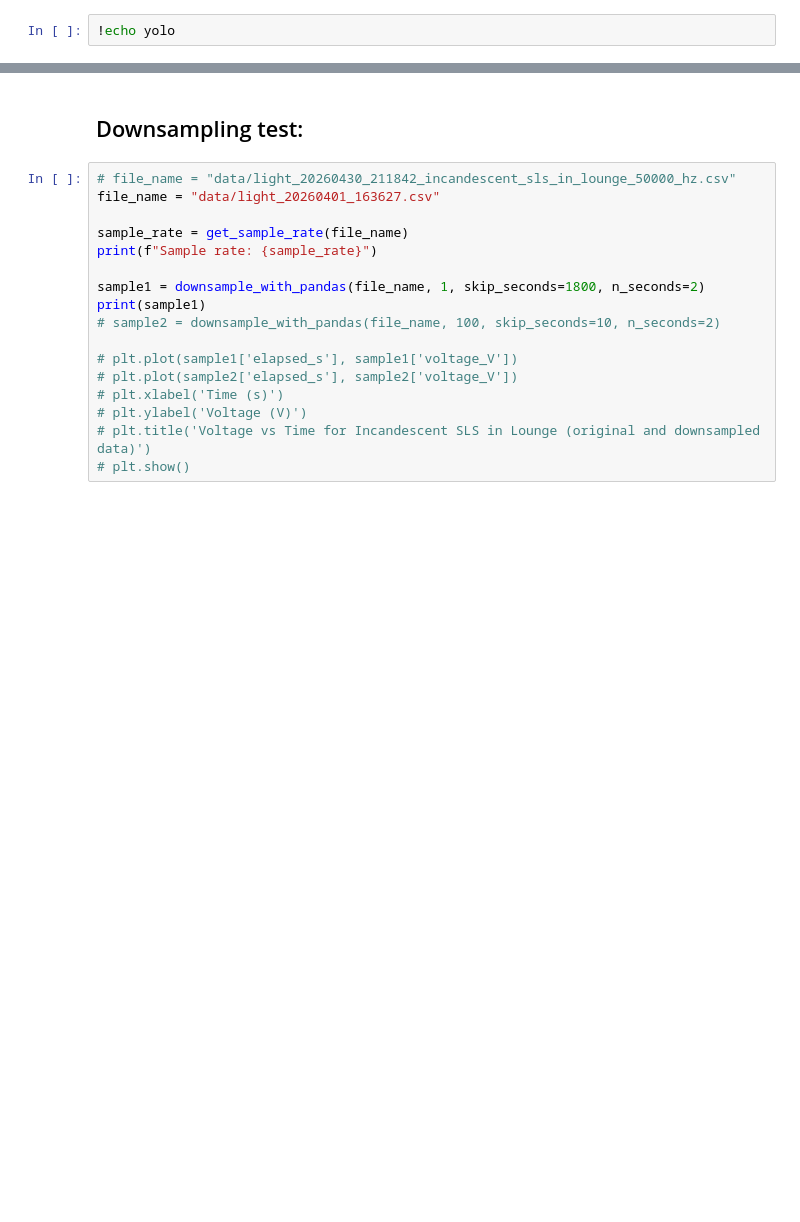
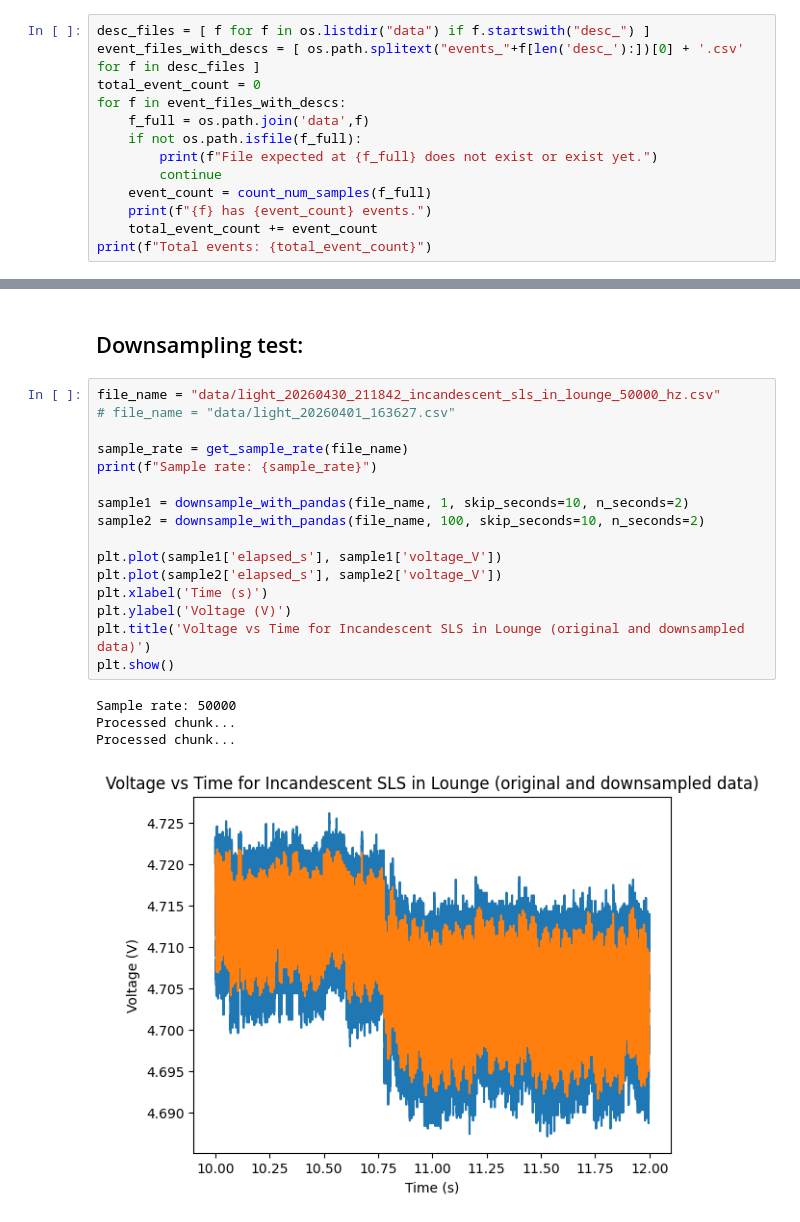
Before and after one commit to koyae/disag-with-light, a Jupyter notebook: train_and_compare.ipynb, the cells around one changed output, grey strips where cells are left out. Cells and saved outputs as stored; diff of their text form; blank space fills up the shorter version.

```diff
--- a/train_and_compare.ipynb
+++ b/train_and_compare.ipynb
@@ -25,3 +89,14 @@ from scripts import get_sample_rate, downsample_with_pandas
 # %%
-!echo yolo
+desc_files = [ f for f in os.listdir("data") if f.startswith("desc_") ]
+event_files_with_descs = [ os.path.splitext("events_"+f[len('desc_'):])[0] + '.csv' for f in desc_files ]
+total_event_count = 0
+for f in event_files_with_descs:
+    f_full = os.path.join('data',f)
+    if not os.path.isfile(f_full):
+        print(f"File expected at {f_full} does not exist or exist yet.")
+        continue
+    event_count = count_num_samples(f_full)
+    print(f"{f} has {event_count} events.")
+    total_event_count += event_count
+print(f"Total events: {total_event_count}")
 # %% [output]
@@ -29,19 +120,23 @@ yolo
 # %% [markdown]
 ## Downsampling test:
 # %%
-# file_name = "data/light_20260430_211842_incandescent_sls_in_lounge_50000_hz.csv"
-file_name = "data/light_20260401_163627.csv"
+file_name = "data/light_20260430_211842_incandescent_sls_in_lounge_50000_hz.csv"
+# file_name = "data/light_20260401_163627.csv"
 
 sample_rate = get_sample_rate(file_name)
 print(f"Sample rate: {sample_rate}")
 
-sample1 = downsample_with_pandas(file_name, 1, skip_seconds=1800, n_seconds=2)
-print(sample1)
-# sample2 = downsample_with_pandas(file_name, 100, skip_seconds=10, n_seconds=2)
+sample1 = downsample_with_pandas(file_name, 1, skip_seconds=10, n_seconds=2)
+sample2 = downsample_with_pandas(file_name, 100, skip_seconds=10, n_seconds=2)
 
-# plt.plot(sample1['elapsed_s'], sample1['voltage_V'])
-# plt.plot(sample2['elapsed_s'], sample2['voltage_V'])
-# plt.xlabel('Time (s)')
-# plt.ylabel('Voltage (V)')
-# plt.title('Voltage vs Time for Incandescent SLS in Lounge (original and downsampled data)')
-# plt.show()
+plt.plot(sample1['elapsed_s'], sample1['voltage_V'])
+plt.plot(sample2['elapsed_s'], sample2['voltage_V'])
+plt.xlabel('Time (s)')
+plt.ylabel('Voltage (V)')
+plt.title('Voltage vs Time for Incandescent SLS in Lounge (original and downsampled data)')
+plt.show()
+# %% [output]
+Sample rate: 50000
+Processed chunk...
+Processed chunk...
+[figure, added]
```
Also changed, not shown: parts of 18 cells of this notebook, 1 other file.
